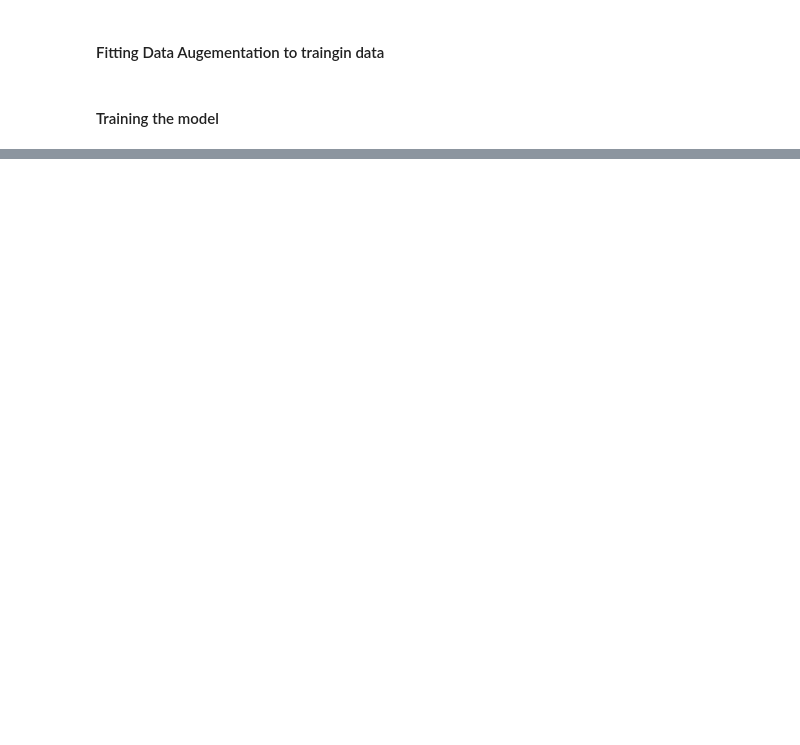
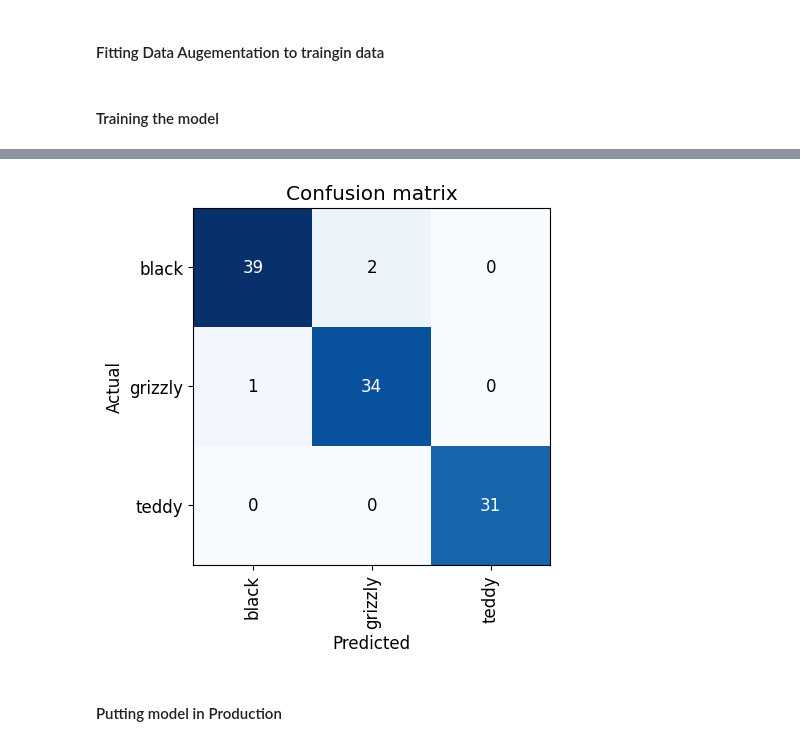
Before and after one commit to karanchhabra99/FastAI, a Jupyter notebook: Lesson_2 - Production.ipynb, the cells around one changed output, grey strips where cells are left out. Drawn from its saved outputs; the diff is of its cells as text; code cells hidden in the pictures; blank space fills up the shorter version.

```diff
--- a/Lesson_2 - Production.ipynb
+++ b/Lesson_2 - Production.ipynb
@@ -118,0 +155,17 @@ learn.fine_tune(4)
+# %%
+bears  = DataBlock(
+    blocks = (ImageBlock, CategoryBlock),
+    get_items = get_image_files,
+    splitter = RandomSplitter(valid_pct = 0.2, seed =42),
+    get_y = parent_label,
+    item_tfms=Resize(128)
+)
+# %%
+bears = bears.new(
+    item_tfms=RandomResizedCrop(224,min_scale =0.5),
+    batch_tfms = aug_transforms()
+)
+dls = bears.dataloaders(path)
+# %%
+learn = vision_learner(dls, resnet18, metrics = error_rate)
+learn.fine_tune(4)
@@ -118,0 +180,4 @@ learn.fine_tune(4)
+# %%
+interp = ClassificationInterpretation.from_learner(learn)
+interp.plot_confusion_matrix()
+# %% [output]
@@ -118,0 +186,3 @@ learn.fine_tune(4)
+[figure, added]
+# %% [markdown]
+#### Putting model in Production
```
Also changed, not shown: parts of 21 cells of this notebook.
